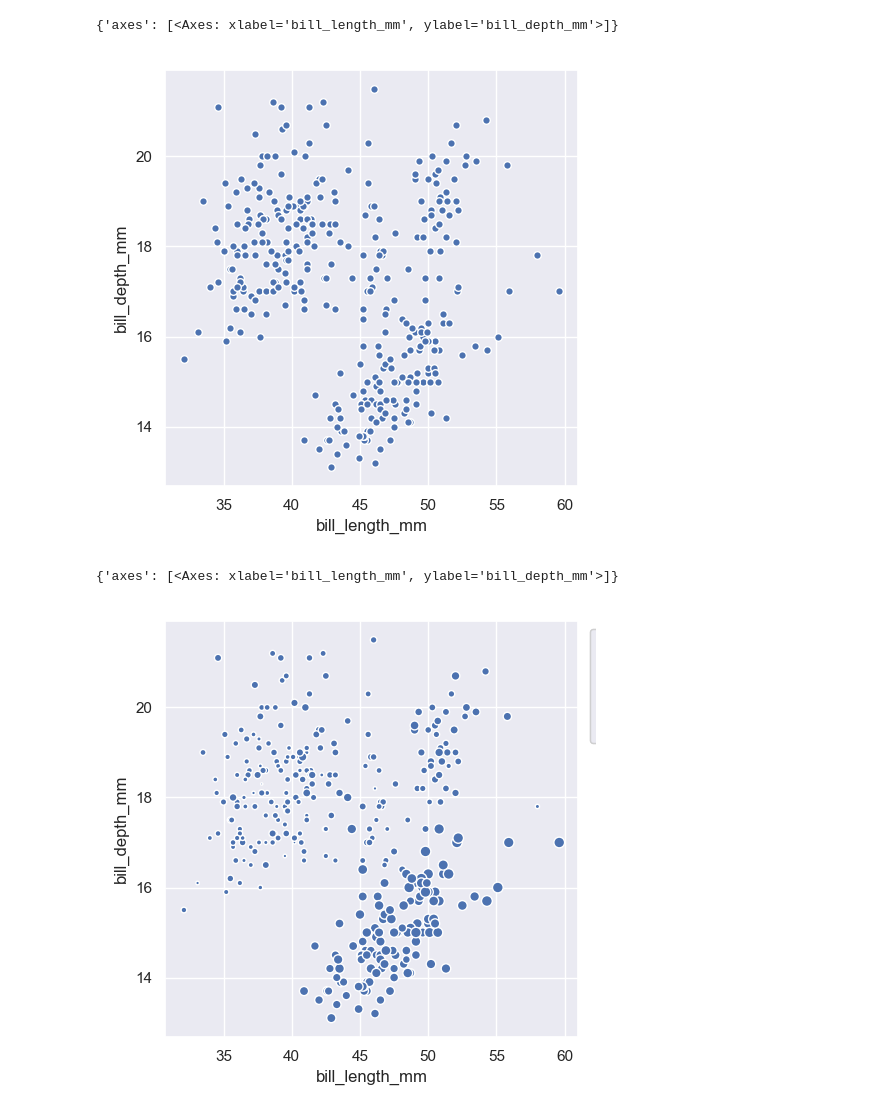
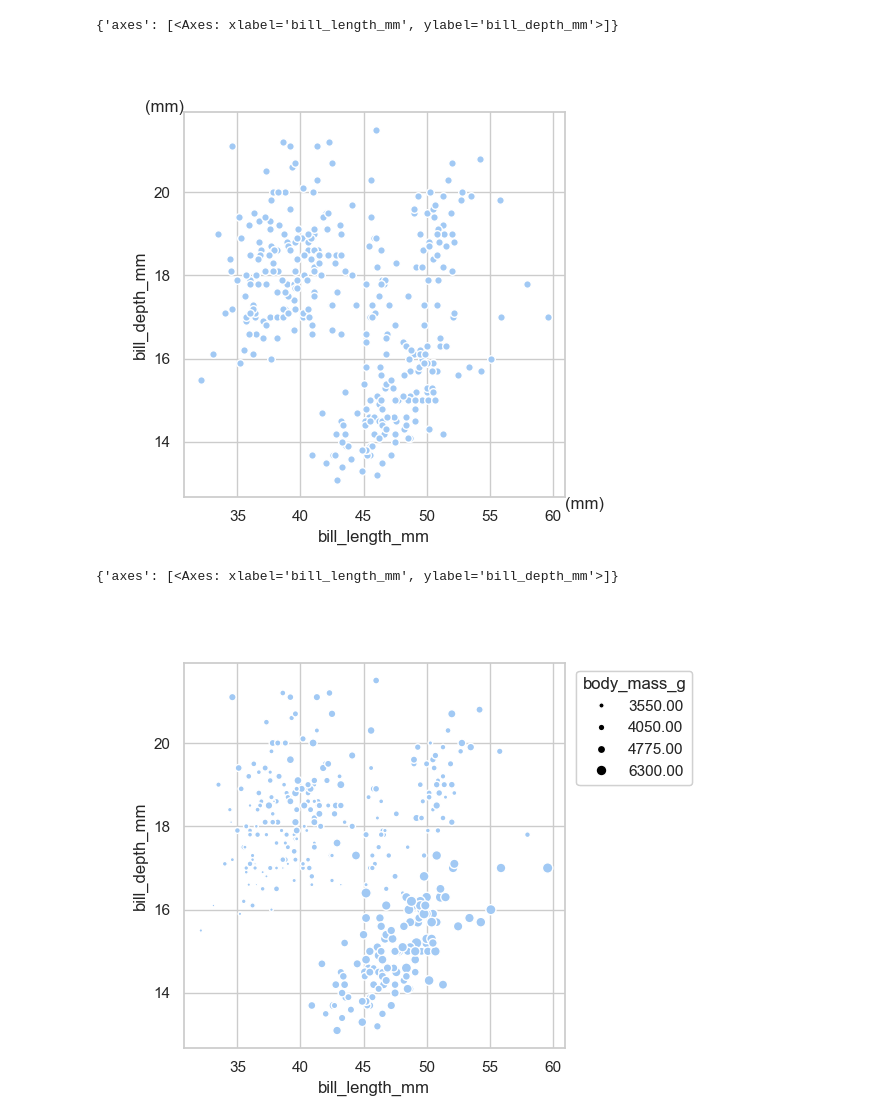
Before and after one commit to koonimaru/omniplot, a Jupyter notebook: ipynb/scatterplot.ipynb, the cells around one changed output. Drawn from its saved outputs; the diff is of its cells as text; code cells hidden in the pictures.

Commit message:
fixed bugs in scatterplot

```diff
--- a/ipynb/scatterplot.ipynb
+++ b/ipynb/scatterplot.ipynb
@@ -34,16 +34,18 @@ op.scatterplot(df,
 # %%
+
 op.scatterplot(df,
                x="bill_length_mm",
-               y="bill_depth_mm",
+               y="bill_depth_mm", xunit="mm",yunit="mm"
                )
 # %% [output]
 {'axes': [<Axes: xlabel='bill_length_mm', ylabel='bill_depth_mm'>]}
-[figure, old version]
+[figure, new version]
 # %%
+sns.set_theme(style="whitegrid", palette="pastel")
 op.scatterplot(df,
                x="bill_length_mm",
                y="bill_depth_mm",
-                sizes="flipper_length_mm")
+                sizes="body_mass_g")
 # %% [output]
 {'axes': [<Axes: xlabel='bill_length_mm', ylabel='bill_depth_mm'>]}
-[figure, old version]
+[figure, new version]
```
Also changed, not shown: parts of 2 cells of this notebook, 6 other files.
